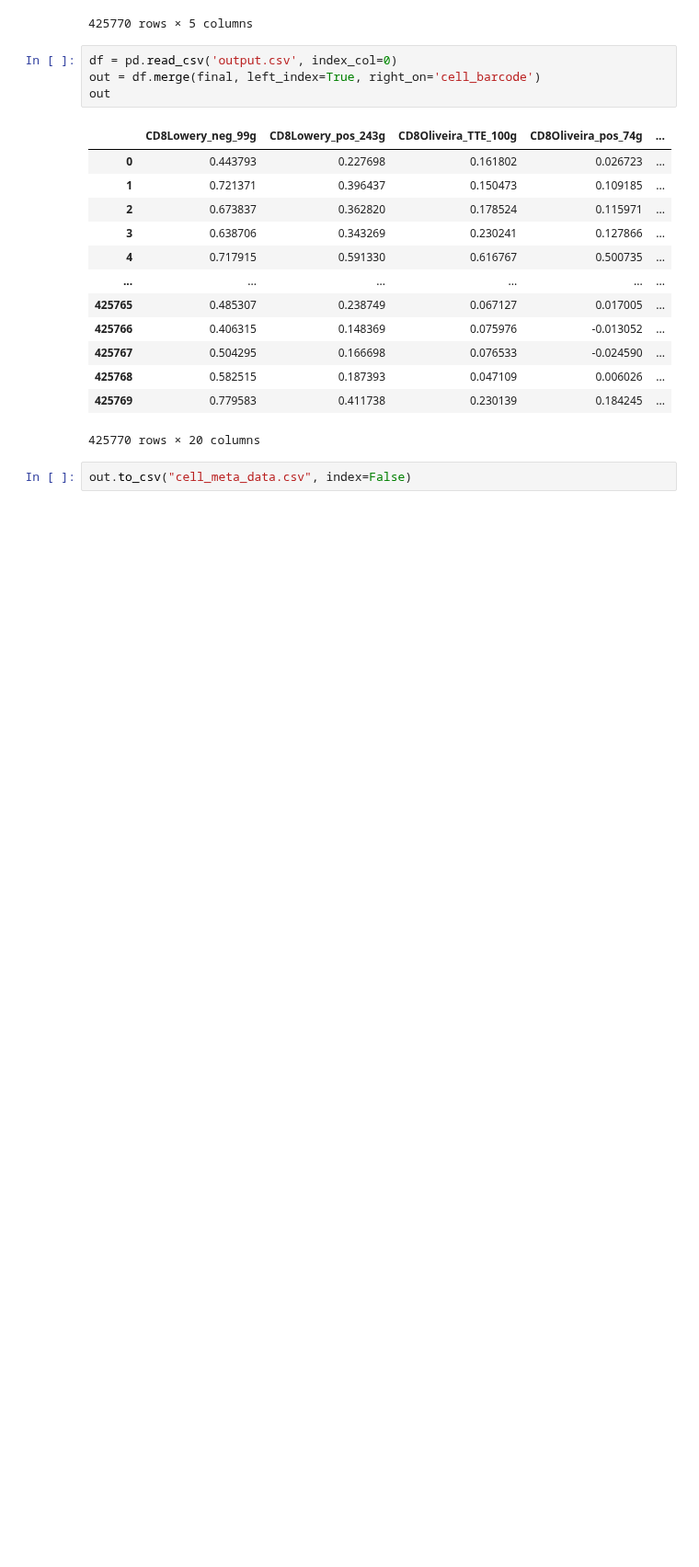
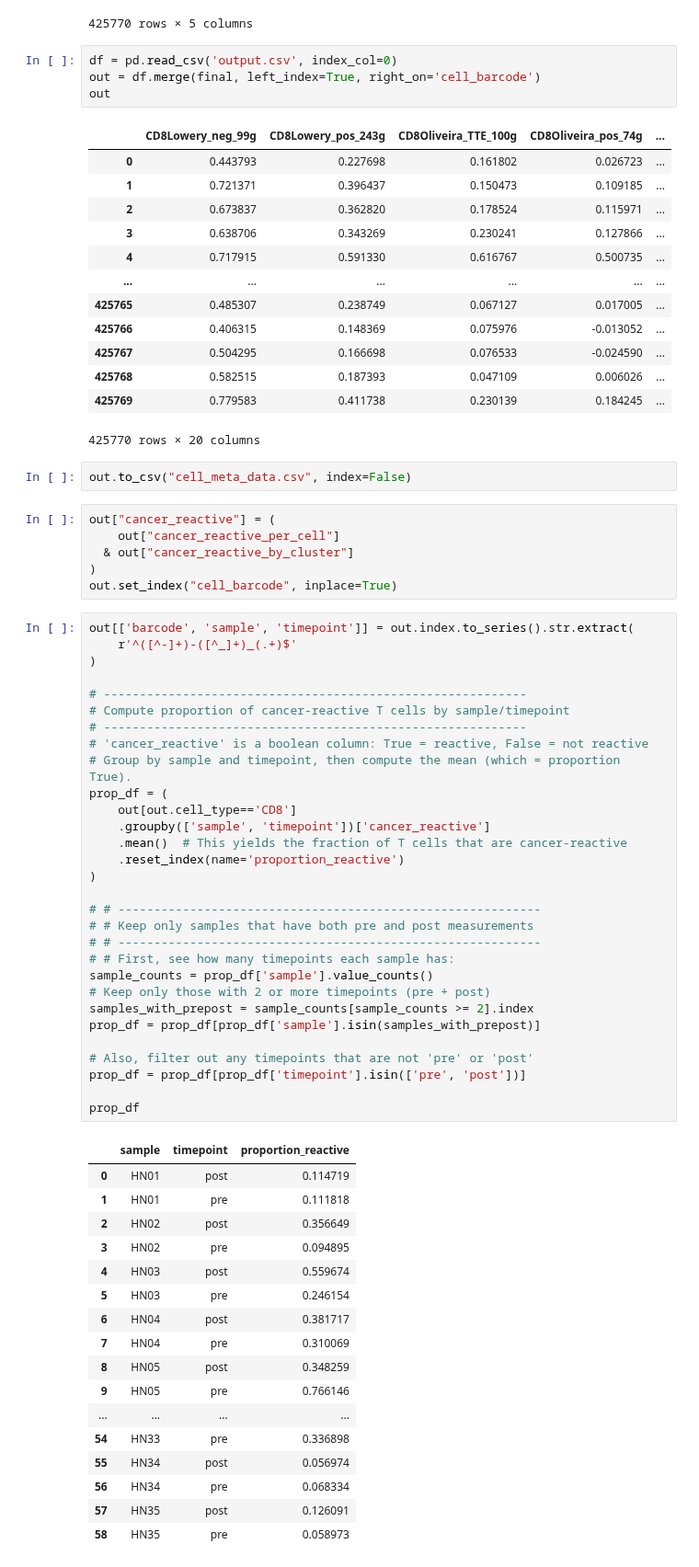
Before and after one commit to Sun-lab/CAT, a Jupyter notebook: Li_2025/select_cancer_reactive_cells_CD4_CD8.ipynb, the cells around one changed output. Shown at 92% size. Drawn from its saved outputs; the diff is of its cells as text; blank space fills up the shorter version.

```diff
--- a/Li_2025/select_cancer_reactive_cells_CD4_CD8.ipynb
+++ b/Li_2025/select_cancer_reactive_cells_CD4_CD8.ipynb
@@ -322,3 +322,57 @@ out
 425770 rows × 20 columns
 # %%
 out.to_csv("cell_meta_data.csv", index=False)
+# %%
+out["cancer_reactive"] = (
+    out["cancer_reactive_per_cell"]
+  & out["cancer_reactive_by_cluster"]
+)
+out.set_index("cell_barcode", inplace=True)
+# %%
+out[['barcode', 'sample', 'timepoint']] = out.index.to_series().str.extract(
+    r'^([^-]+)-([^_]+)_(.+)$'
+)
+
+# -----------------------------------------------------------
+# Compute proportion of cancer-reactive T cells by sample/timepoint
+# -----------------------------------------------------------
+# 'cancer_reactive' is a boolean column: True = reactive, False = not reactive
+# Group by sample and timepoint, then compute the mean (which = proportion True).
+prop_df = (
+    out[out.cell_type=='CD8']
+    .groupby(['sample', 'timepoint'])['cancer_reactive']
+    .mean()  # This yields the fraction of T cells that are cancer-reactive
+    .reset_index(name='proportion_reactive')
+)
+
+# # -----------------------------------------------------------
+# # Keep only samples that have both pre and post measurements
+# # -----------------------------------------------------------
+# # First, see how many timepoints each sample has:
+sample_counts = prop_df['sample'].value_counts()
+# Keep only those with 2 or more timepoints (pre + post)
+samples_with_prepost = sample_counts[sample_counts >= 2].index
+prop_df = prop_df[prop_df['sample'].isin(samples_with_prepost)]
+
+# Also, filter out any timepoints that are not 'pre' or 'post'
+prop_df = prop_df[prop_df['timepoint'].isin(['pre', 'post'])]
+
+prop_df
+# %% [output]
+|  | sample | timepoint | proportion_reactive |
+| 0 | HN01 | post | 0.114719 |
+| 1 | HN01 | pre | 0.111818 |
+| 2 | HN02 | post | 0.356649 |
+| 3 | HN02 | pre | 0.094895 |
+| 4 | HN03 | post | 0.559674 |
+| 5 | HN03 | pre | 0.246154 |
+| 6 | HN04 | post | 0.381717 |
+| 7 | HN04 | pre | 0.310069 |
+| 8 | HN05 | post | 0.348259 |
+| 9 | HN05 | pre | 0.766146 |
+| ... | ... | ... | ... |
+| 54 | HN33 | pre | 0.336898 |
+| 55 | HN34 | post | 0.056974 |
+| 56 | HN34 | pre | 0.068334 |
+| 57 | HN35 | post | 0.126091 |
+| 58 | HN35 | pre | 0.058973 |
```
Also changed, not shown: parts of 3 cells of this notebook.
